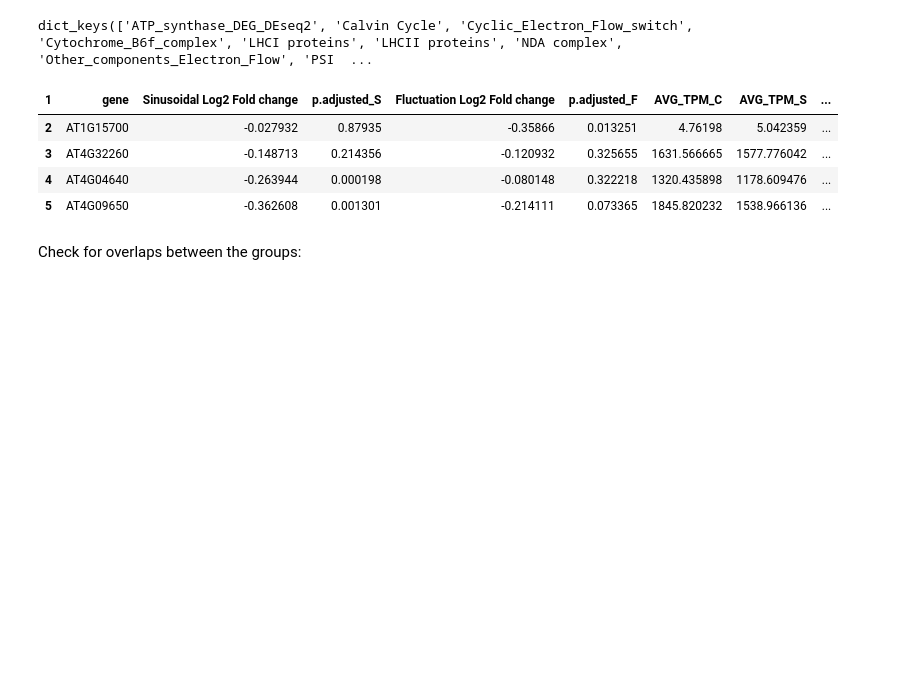
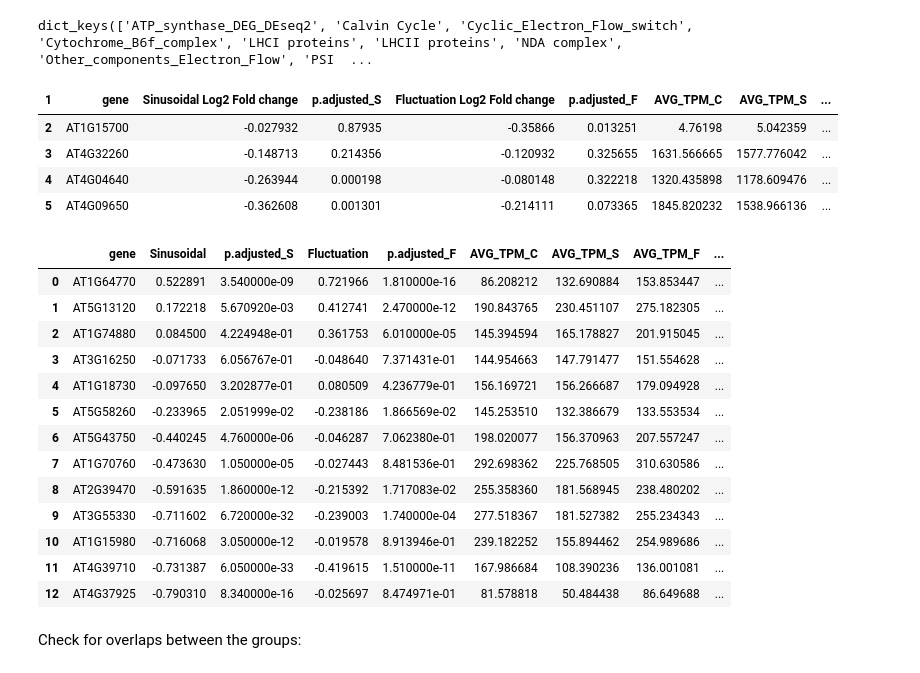
Before and after one commit to serenalotreck/photorespiration-omics, a Jupyter notebook: notebooks/transcriptomics_visualizations.ipynb, the cells around one changed output. Cells and saved outputs as stored; diff of their text form; code cells hidden in the pictures; blank space fills up the shorter version.

```diff
--- a/notebooks/transcriptomics_visualizations.ipynb
+++ b/notebooks/transcriptomics_visualizations.ipynb
@@ -242,5 +242,22 @@ light_rxn_dfs['ATP_synthase_DEG_DEseq2']
 | 3 | AT4G32260 | -0.148713 | 0.214356 | -0.120932 | 0.325655 | 1631.566665 | 1577.776042 | ... |
 | 4 | AT4G04640 | -0.263944 | 0.000198 | -0.080148 | 0.322218 | 1320.435898 | 1178.609476 | ... |
 | 5 | AT4G09650 | -0.362608 | 0.001301 | -0.214111 | 0.073365 | 1845.820232 | 1538.966136 | ... |
+# %%
+light_rxn_dfs['NDA complex']
+# %% [output]
+|  | gene | Sinusoidal | p.adjusted_S | Fluctuation | p.adjusted_F | AVG_TPM_C | AVG_TPM_S | AVG_TPM_F | ... |
+| 0 | AT1G64770 | 0.522891 | 3.540000e-09 | 0.721966 | 1.810000e-16 | 86.208212 | 132.690884 | 153.853447 | ... |
+| 1 | AT5G13120 | 0.172218 | 5.670920e-03 | 0.412741 | 2.470000e-12 | 190.843765 | 230.451107 | 275.182305 | ... |
+| 2 | AT1G74880 | 0.084500 | 4.224948e-01 | 0.361753 | 6.010000e-05 | 145.394594 | 165.178827 | 201.915045 | ... |
+| 3 | AT3G16250 | -0.071733 | 6.056767e-01 | -0.048640 | 7.371431e-01 | 144.954663 | 147.791477 | 151.554628 | ... |
+| 4 | AT1G18730 | -0.097650 | 3.202877e-01 | 0.080509 | 4.236779e-01 | 156.169721 | 156.266687 | 179.094928 | ... |
+| 5 | AT5G58260 | -0.233965 | 2.051999e-02 | -0.238186 | 1.866569e-02 | 145.253510 | 132.386679 | 133.553534 | ... |
+| 6 | AT5G43750 | -0.440245 | 4.760000e-06 | -0.046287 | 7.062380e-01 | 198.020077 | 156.370963 | 207.557247 | ... |
+| 7 | AT1G70760 | -0.473630 | 1.050000e-05 | -0.027443 | 8.481536e-01 | 292.698362 | 225.768505 | 310.630586 | ... |
+| 8 | AT2G39470 | -0.591635 | 1.860000e-12 | -0.215392 | 1.717083e-02 | 255.358360 | 181.568945 | 238.480202 | ... |
+| 9 | AT3G55330 | -0.711602 | 6.720000e-32 | -0.239003 | 1.740000e-04 | 277.518367 | 181.527382 | 255.234343 | ... |
+| 10 | AT1G15980 | -0.716068 | 3.050000e-12 | -0.019578 | 8.913946e-01 | 239.182252 | 155.894462 | 254.989686 | ... |
+| 11 | AT4G39710 | -0.731387 | 6.050000e-33 | -0.419615 | 1.510000e-11 | 167.986684 | 108.390236 | 136.001081 | ... |
+| 12 | AT4G37925 | -0.790310 | 8.340000e-16 | -0.025697 | 8.474971e-01 | 81.578818 | 50.484438 | 86.649688 | ... |
 # %%
 all_light_rxns = [df['gene'].tolist() for df in light_rxn_dfs.values()]
```
Also changed, not shown: parts of 17 cells of this notebook, 1 other file.
